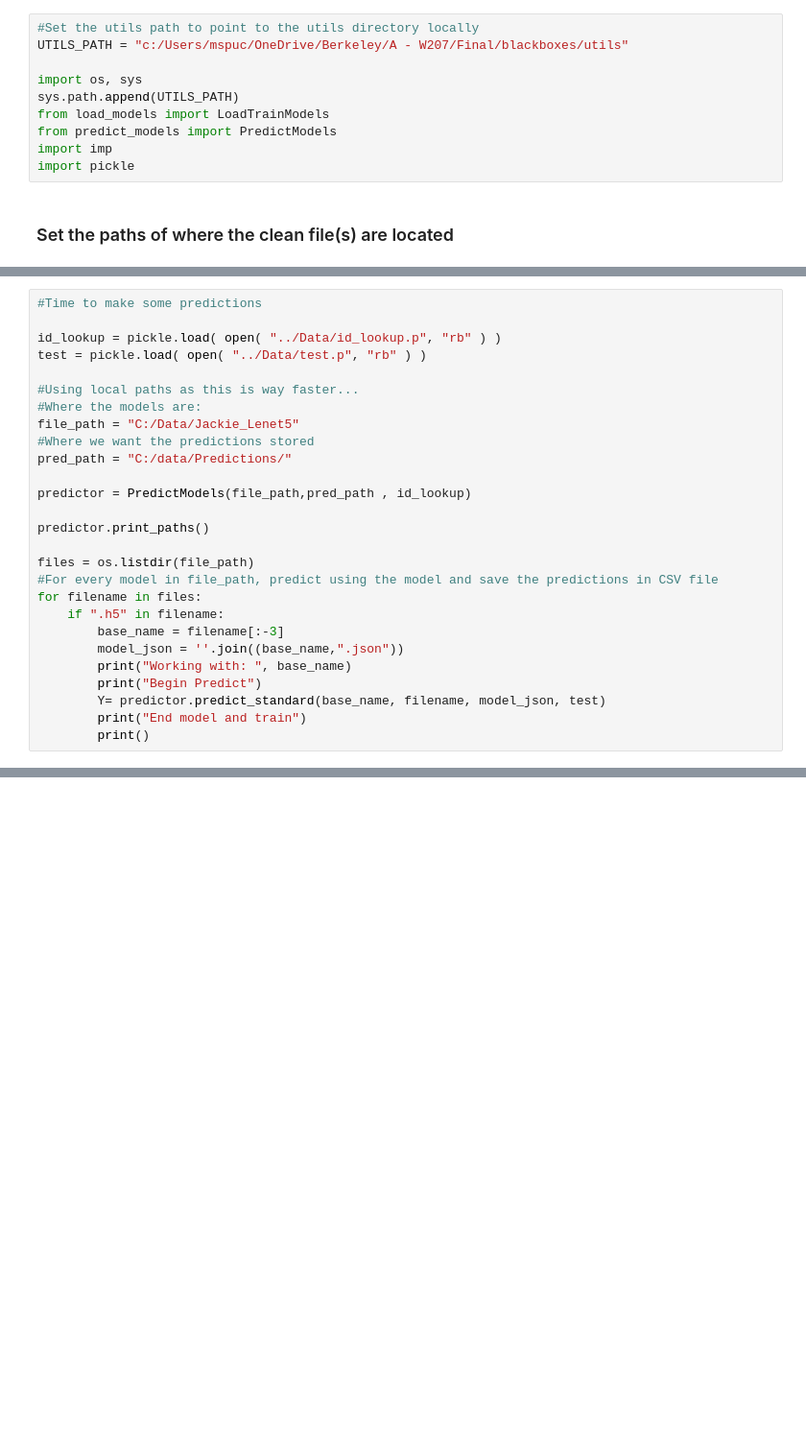
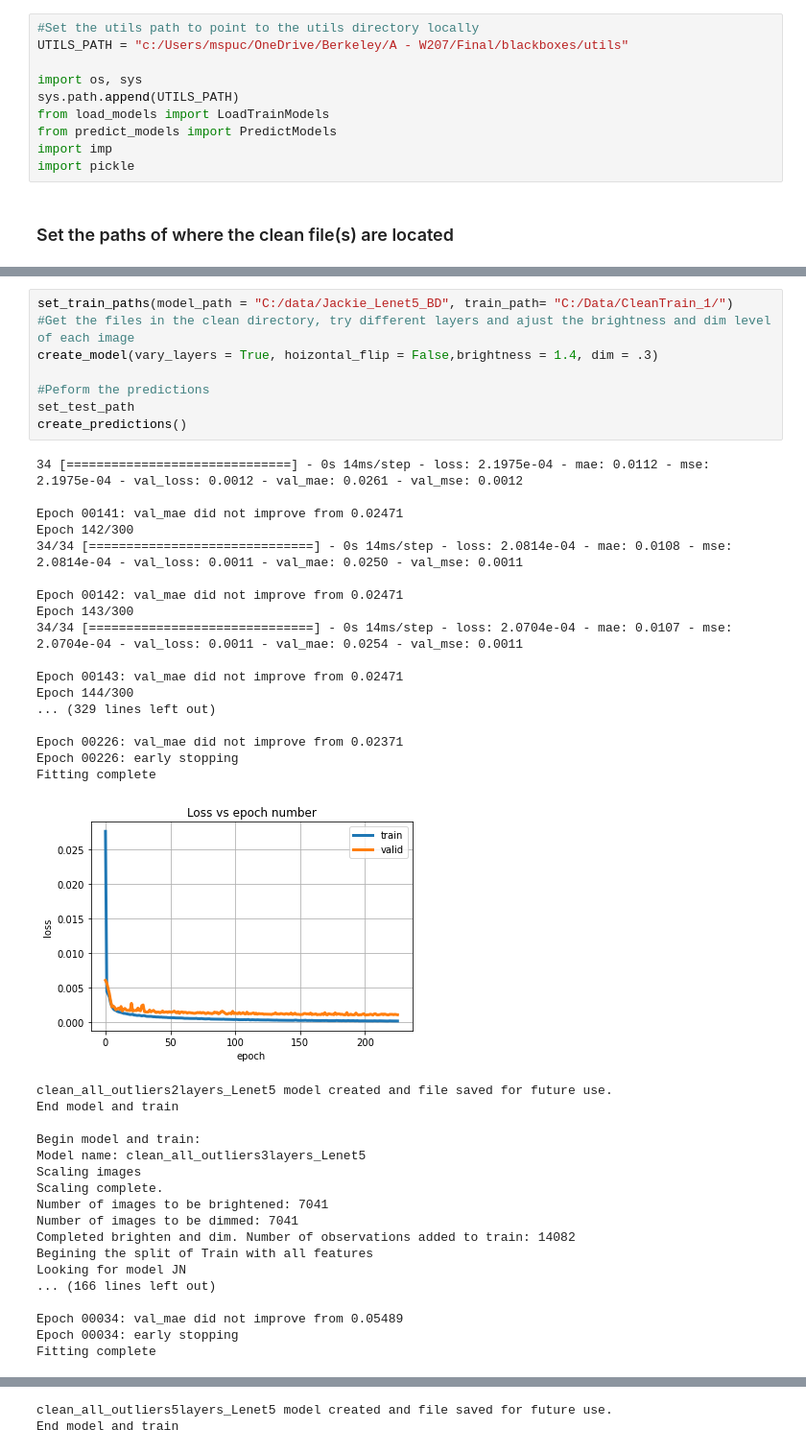
Before and after one commit to jcweaver/blackboxes, a Jupyter notebook: models/Lenet5_Model.ipynb, the cells around one changed output, grey strips where cells are left out. Shown at 96% size. Saved outputs shown, nothing was run; the diff lists cells and outputs as text; blank space fills up the shorter version.

```diff
--- a/models/Lenet5_Model.ipynb
+++ b/models/Lenet5_Model.ipynb
@@ -255,27 +442,44 @@ for filename in files:
-# %%
-#Time to make some predictions
-
-id_lookup = pickle.load( open( "../Data/id_lookup.p", "rb" ) )
-test = pickle.load( open( "../Data/test.p", "rb" ) )
-
-#Using local paths as this is way faster...
-#Where the models are:
-file_path = "C:/Data/Jackie_Lenet5"
-#Where we want the predictions stored
-pred_path = "C:/data/Predictions/"
-
-predictor = PredictModels(file_path,pred_path , id_lookup)
-
-predictor.print_paths()
-
-files = os.listdir(file_path)
-#For every model in file_path, predict using the model and save the predictions in CSV file
-for filename in files:
-    if ".h5" in filename:
-        base_name = filename[:-3]
-        model_json = ''.join((base_name,".json"))
-        print("Working with: ", base_name)
-        print("Begin Predict")
-        Y= predictor.predict_standard(base_name, filename, model_json, test)
-        print("End model and train")
-        print()
+# %%
+set_train_paths(model_path = "C:/data/Jackie_Lenet5_BD", train_path= "C:/Data/CleanTrain_1/")
+#Get the files in the clean directory, try different layers and ajust the brightness and dim level of each image
+create_model(vary_layers = True, hoizontal_flip = False,brightness = 1.4, dim = .3)
+
+#Peform the predictions
+set_test_path
+create_predictions()
+# %% [output]
+34 [==============================] - 0s 14ms/step - loss: 2.1975e-04 - mae: 0.0112 - mse: 2.1975e-04 - val_loss: 0.0012 - val_mae: 0.0261 - val_mse: 0.0012
+
+Epoch 00141: val_mae did not improve from 0.02471
+Epoch 142/300
+34/34 [==============================] - 0s 14ms/step - loss: 2.0814e-04 - mae: 0.0108 - mse: 2.0814e-04 - val_loss: 0.0011 - val_mae: 0.0250 - val_mse: 0.0011
+
+Epoch 00142: val_mae did not improve from 0.02471
+Epoch 143/300
+34/34 [==============================] - 0s 14ms/step - loss: 2.0704e-04 - mae: 0.0107 - mse: 2.0704e-04 - val_loss: 0.0011 - val_mae: 0.0254 - val_mse: 0.0011
+
+Epoch 00143: val_mae did not improve from 0.02471
+Epoch 144/300
+... (329 lines left out)
+
+Epoch 00226: val_mae did not improve from 0.02371
+Epoch 00226: early stopping
+Fitting complete
+[figure, added]
+clean_all_outliers2layers_Lenet5 model created and file saved for future use.
+End model and train
+
+Begin model and train:
+Model name: clean_all_outliers3layers_Lenet5
+Scaling images
+Scaling complete.
+Number of images to be brightened: 7041
+Number of images to be dimmed: 7041
+Completed brighten and dim. Number of observations added to train: 14082
+Begining the split of Train with all features
+Looking for model JN
+... (166 lines left out)
+
+Epoch 00034: val_mae did not improve from 0.05489
+Epoch 00034: early stopping
+Fitting complete
@@ -281,0 +523,2 @@ for filename in files:
+clean_all_outliers5layers_Lenet5 model created and file saved for future use.
+End model and train
```
Also changed, not shown: parts of 23 cells of this notebook.
